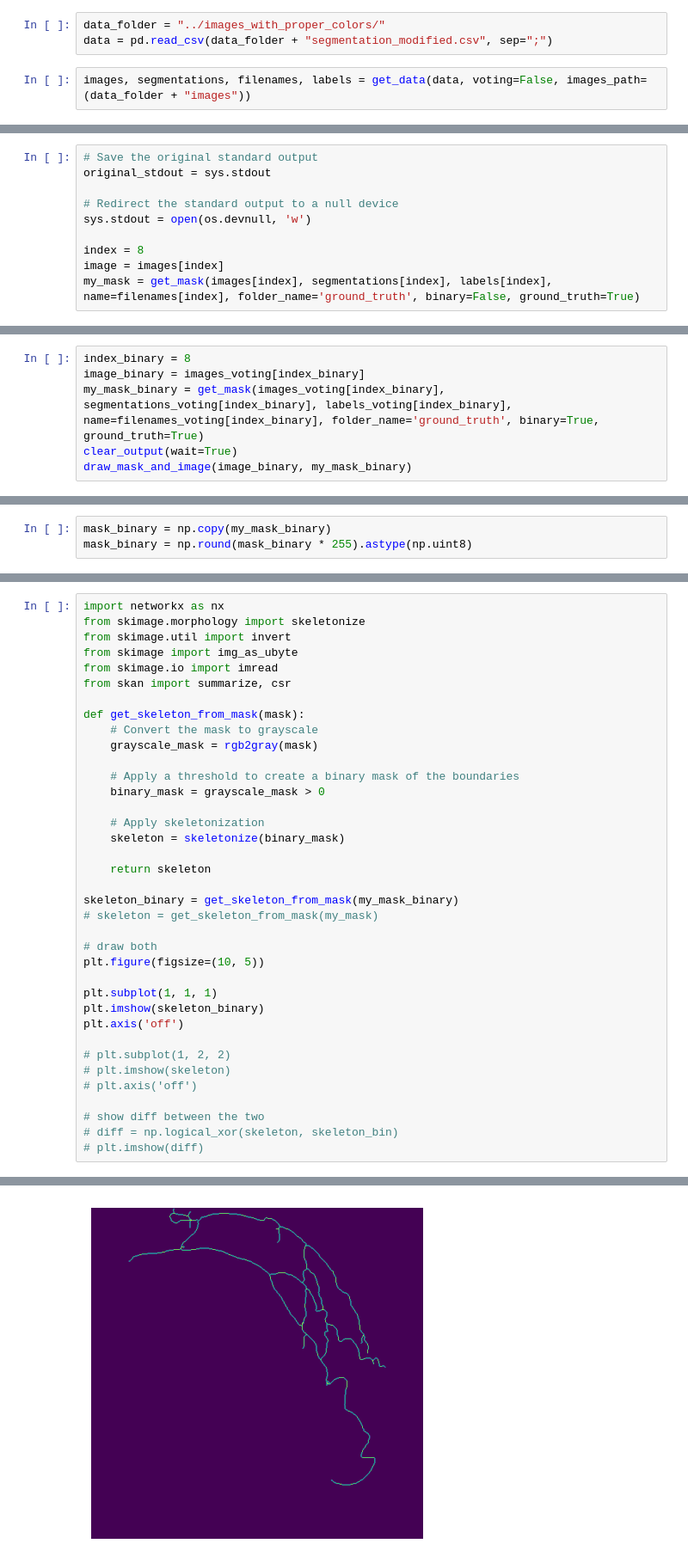
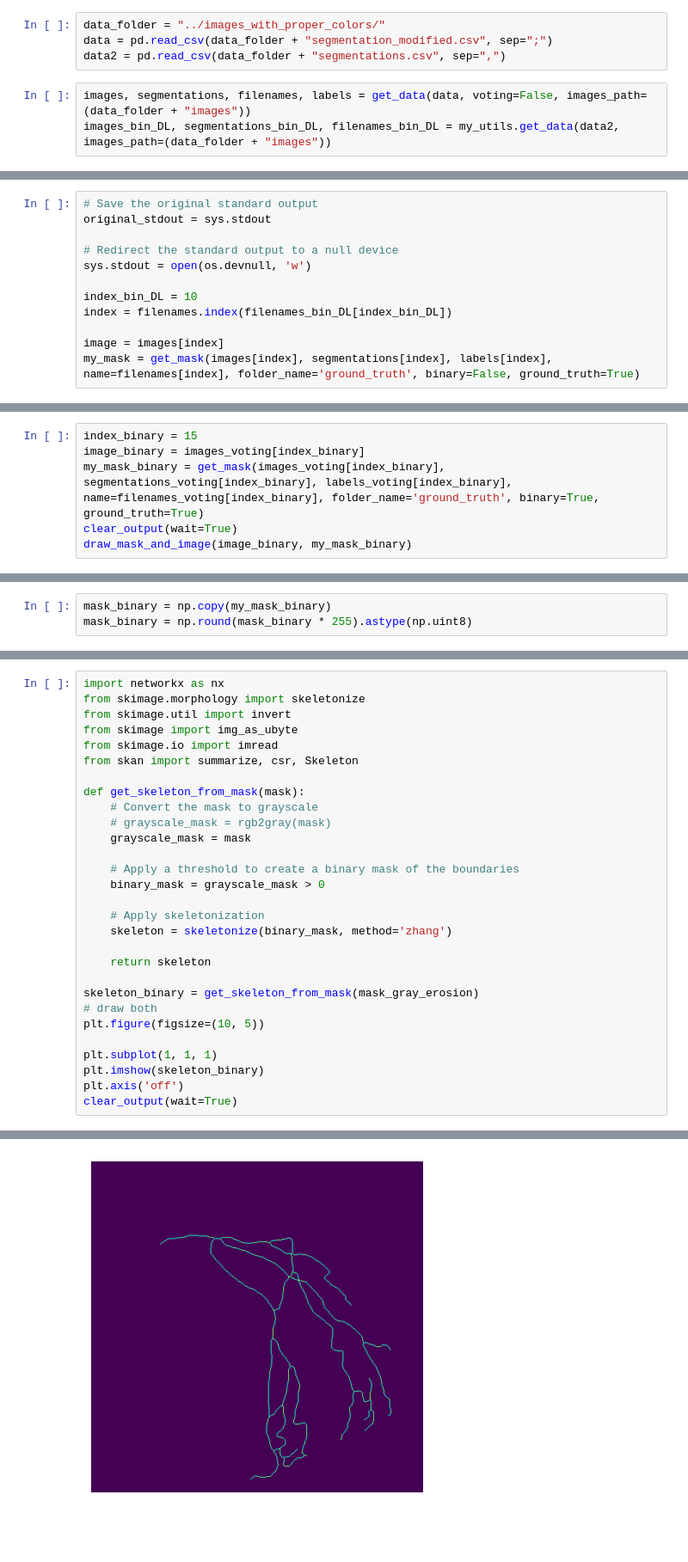
Before and after one commit to SzymixOz/semantic-segmentation-of-coronary-vessels, a Jupyter notebook: keypoints/keypoints.ipynb, the cells around one changed output, grey strips where cells are left out. Shown at 86% size. Saved outputs shown, nothing was run; the diff lists cells and outputs as text; blank space fills up the shorter version.

```diff
--- a/keypoints/keypoints.ipynb
+++ b/keypoints/keypoints.ipynb
@@ -18,8 +20,10 @@ Getting all data:
 # %%
 data_folder = "../images_with_proper_colors/"
 data = pd.read_csv(data_folder + "segmentation_modified.csv", sep=";")
+data2 = pd.read_csv(data_folder + "segmentations.csv", sep=",")
 # %%
 images, segmentations, filenames, labels = get_data(data, voting=False, images_path=(data_folder + "images"))
+images_bin_DL, segmentations_bin_DL, filenames_bin_DL = my_utils.get_data(data2, images_path=(data_folder + "images"))
 # %% [output]
 GETTING DATA...
 # %%
@@ -45,6 +49,8 @@ original_stdout = sys.stdout
 # Redirect the standard output to a null device
 sys.stdout = open(os.devnull, 'w')
 
-index = 8
+index_bin_DL = 10
+index = filenames.index(filenames_bin_DL[index_bin_DL])
+
 image = images[index]
 my_mask = get_mask(images[index], segmentations[index], labels[index], name=filenames[index], folder_name='ground_truth', binary=False, ground_truth=True)
@@ -347,7 +371,7 @@ for keypoint in zip(*keypoints_per_color['boundaries']):
 
 Using skeletonization and nx.graphs i try to find bifurcation, filter-out noise and differentiate branches and crossing
 # %%
-index_binary = 8
+index_binary = 15
 image_binary = images_voting[index_binary]
 my_mask_binary = get_mask(images_voting[index_binary], segmentations_voting[index_binary], labels_voting[index_binary], name=filenames_voting[index_binary], folder_name='ground_truth', binary=True, ground_truth=True)
 clear_output(wait=True)
@@ -363,35 +437,27 @@ from skimage.morphology import skeletonize
 from skimage.util import invert
 from skimage import img_as_ubyte
 from skimage.io import imread
-from skan import summarize, csr
+from skan import summarize, csr, Skeleton
 
 def get_skeleton_from_mask(mask):
     # Convert the mask to grayscale
-    grayscale_mask = rgb2gray(mask)
+    # grayscale_mask = rgb2gray(mask)
+    grayscale_mask = mask
 
     # Apply a threshold to create a binary mask of the boundaries
     binary_mask = grayscale_mask > 0
 
     # Apply skeletonization
-    skeleton = skeletonize(binary_mask)
+    skeleton = skeletonize(binary_mask, method='zhang')
 
     return skeleton
 
-skeleton_binary = get_skeleton_from_mask(my_mask_binary)
-# skeleton = get_skeleton_from_mask(my_mask)
-
+skeleton_binary = get_skeleton_from_mask(mask_gray_erosion)
 # draw both
 plt.figure(figsize=(10, 5))
 
 plt.subplot(1, 1, 1)
 plt.imshow(skeleton_binary)
 plt.axis('off')
-
-# plt.subplot(1, 2, 2)
-# plt.imshow(skeleton)
-# plt.axis('off')
-
-# show diff between the two
-# diff = np.logical_xor(skeleton, skeleton_bin)
-# plt.imshow(diff)
+clear_output(wait=True)
 # %% [output]
@@ -399 +464 @@ plt.axis('off')
-[figure, old version]
+[figure, new version]
```
Also changed, not shown: parts of 22 cells of this notebook, 2 other files.
